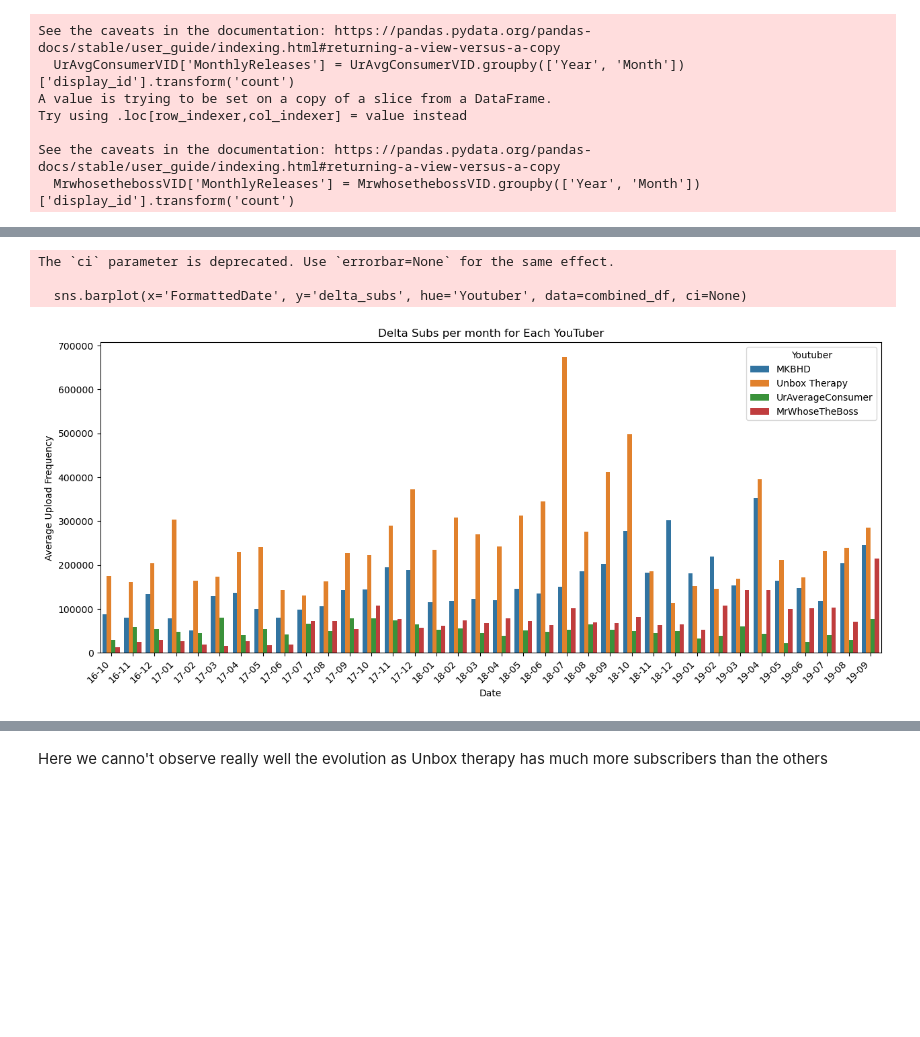
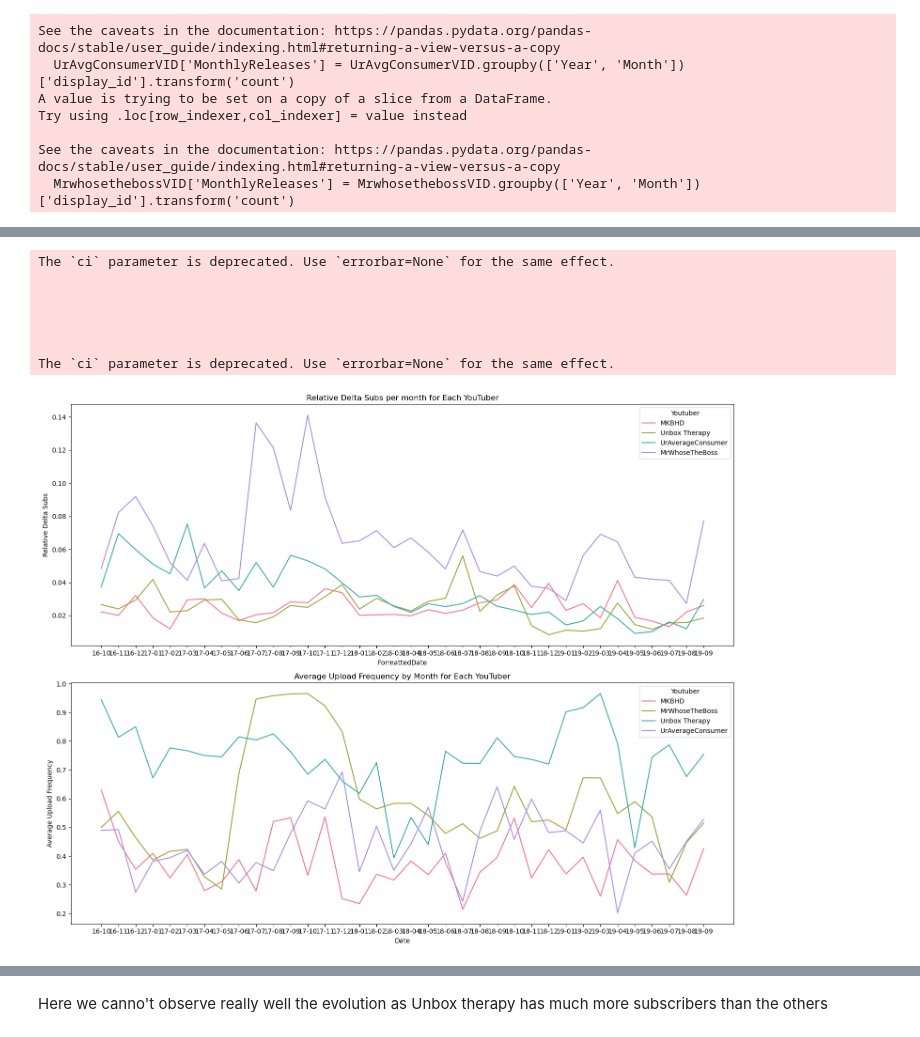
Before and after one commit to epfl-ada/ada-2023-project-datasquad2023, a Jupyter notebook: EDA_OTI.ipynb, the cells around one changed output, grey strips where cells are left out. Drawn from its saved outputs; the diff is of its cells as text; code cells hidden in the pictures; blank space fills up the shorter version.

Commit message:
Add line plot nicer

```diff
--- a/EDA_OTI.ipynb
+++ b/EDA_OTI.ipynb
@@ -506,15 +433,10 @@ TS_Mrwhosetheboss['Month'] = TS_Mrwhosetheboss['datetime'].dt.month
 
 
 # Group by the 'Year' column and sum the 'Delta_Sub' values for each month of each year
-yearlyTS_MKBHD = TS_MKBHD.groupby(['Year', 'Month']).agg({'delta_subs': 'sum', 'subs': 'max'}).reset_index()
-yearlyTS_Unbox = TS_Unbox.groupby(['Year', 'Month']).agg({'delta_subs': 'sum', 'subs': 'max'}).reset_index()
-yearlyTS_UrAvgConsumer = TS_UrAvgConsumer.groupby(['Year', 'Month']).agg({'delta_subs': 'sum', 'subs': 'max'}).reset_index()
-yearlyTS_Mrwhosetheboss = TS_Mrwhosetheboss.groupby(['Year', 'Month']).agg({'delta_subs': 'sum', 'subs': 'max'}).reset_index()
-
-
-
-
-display(yearlyTS_MKBHD)
+yearlyTS_MKBHD = TS_MKBHD.groupby(['Year', 'Month']).agg({'delta_subs': 'sum', 'subs': 'max', 'delta_videos': 'sum'}).reset_index()
+yearlyTS_Unbox = TS_Unbox.groupby(['Year', 'Month']).agg({'delta_subs': 'sum', 'subs': 'max', 'delta_videos':'sum'}).reset_index()
+yearlyTS_UrAvgConsumer = TS_UrAvgConsumer.groupby(['Year', 'Month']).agg({'delta_subs': 'sum', 'subs': 'max', 'delta_videos':'sum'}).reset_index()
+yearlyTS_Mrwhosetheboss = TS_Mrwhosetheboss.groupby(['Year', 'Month']).agg({'delta_subs': 'sum', 'subs': 'max', 'delta_videos':'sum'}).reset_index()
 # %% [output]
 A value is trying to be set on a copy of a slice from a DataFrame.
 Try using .loc[row_indexer,col_indexer] = value instead
@@ -567,38 +472,43 @@ plt.show()
 # %%
-yearlyTS_MKBHD['Youtuber'] = 'MKBHD'
-yearlyTS_Unbox['Youtuber'] = 'Unbox Therapy'
-yearlyTS_UrAvgConsumer['Youtuber'] = 'UrAverageConsumer'
-yearlyTS_Mrwhosetheboss['Youtuber'] = 'MrWhoseTheBoss'
-
-
-
-
-
-# Concatenate the DataFrames into a single DataFrame
-combined_df = pd.concat([yearlyTS_MKBHD, yearlyTS_Unbox, yearlyTS_UrAvgConsumer, yearlyTS_Mrwhosetheboss])
-
+combined_df_subs = pd.concat([yearlyTS_MKBHD, yearlyTS_Unbox, yearlyTS_UrAvgConsumer, yearlyTS_Mrwhosetheboss])
 
 # Convert 'Year' and 'Month' to datetime format and create a new 'Date' column
-combined_df['Date'] = pd.to_datetime(combined_df[['Year', 'Month']].assign(DAY=1))
+combined_df_subs['Date'] = pd.to_datetime(combined_df_subs[['Year', 'Month']].assign(DAY=1))
 
 # Format the 'Date' column as 'YY-MM'
-combined_df['FormattedDate'] = combined_df['Date'].dt.strftime('%y-%m')
+combined_df_subs['FormattedDate'] = combined_df_subs['Date'].dt.strftime('%y-%m')
 
 # Sort the DataFrame by the 'Date' column
-combined_df = combined_df.sort_values(by='Date')
+combined_df_subs = combined_df_subs.sort_values(by='Date')
 
-# Use seaborn to plot the bar chart
-plt.figure(figsize=(15, 6))
-sns.barplot(x='FormattedDate', y='delta_subs', hue='Youtuber', data=combined_df, ci=None)
+# Define a consistent palette for Youtubers
+youtuber_palette = sns.color_palette("husl", n_colors=len(combined_df_subs['Youtuber'].unique()))
 
-plt.title('Delta Subs per month for Each YouTuber')
-plt.xlabel('Date')
-plt.xticks(rotation=45, ha='right')
-plt.ylabel('Average Upload Frequency')
-plt.legend(title='Youtuber')
+# Create subplots with a consistent palette
+fig, (ax1, ax2) = plt.subplots(2, 1, figsize=(15, 12), sharex=False)
+
+# ---- First Subplot: Relative Delta Subs per month ----
+sns.lineplot(x='FormattedDate', y='RelativeDeltaSubs', hue='Youtuber', data=combined_df_subs, ci=None, ax=ax1, palette=youtuber_palette)
+ax1.set_title('Relative Delta Subs per month for Each YouTuber')
+ax1.set_ylabel('Relative Delta Subs')
+ax1.legend(title='Youtuber')
+
+# ---- Second Subplot: Average Upload Frequency per month ----
+sns.lineplot(x='FormattedDate', y='Frequency', hue='Youtuber', data=combined_df_freq, ci=None, ax=ax2, palette=youtuber_palette)
+ax2.set_title('Average Upload Frequency by Month for Each YouTuber')
+ax2.set_xlabel('Date')
+ax2.set_ylabel('Average Upload Frequency')
+ax2.legend(title='Youtuber')
+
+# Adjust layout
+plt.tight_layout()
 plt.show()
 # %% [output]
 The `ci` parameter is deprecated. Use `errorbar=None` for the same effect.
 
-  sns.barplot(x='FormattedDate', y='delta_subs', hue='Youtuber', data=combined_df, ci=None)
+
+
+
+
+The `ci` parameter is deprecated. Use `errorbar=None` for the same effect.
-[figure, old version]
+[figure, new version]
```
Also changed, not shown: parts of 10 cells of this notebook.
